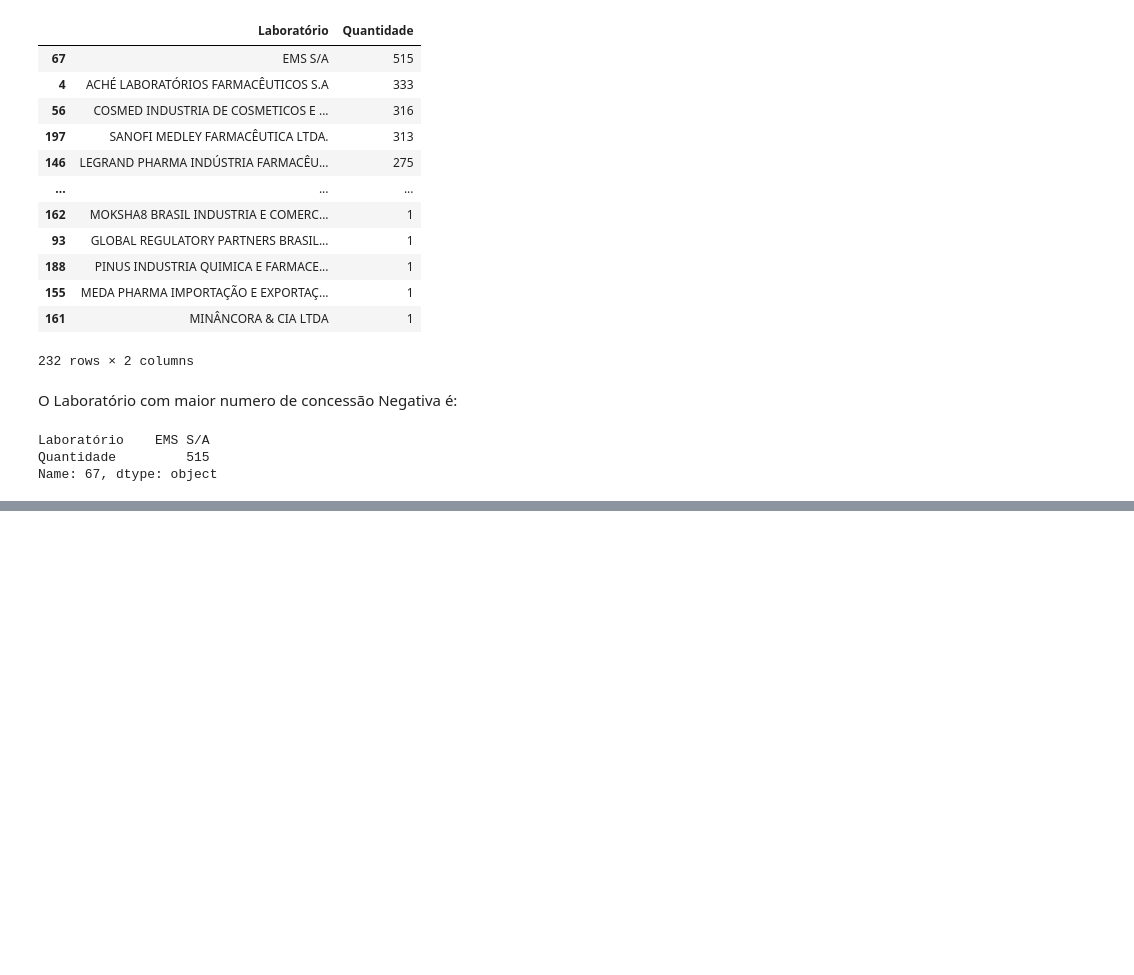
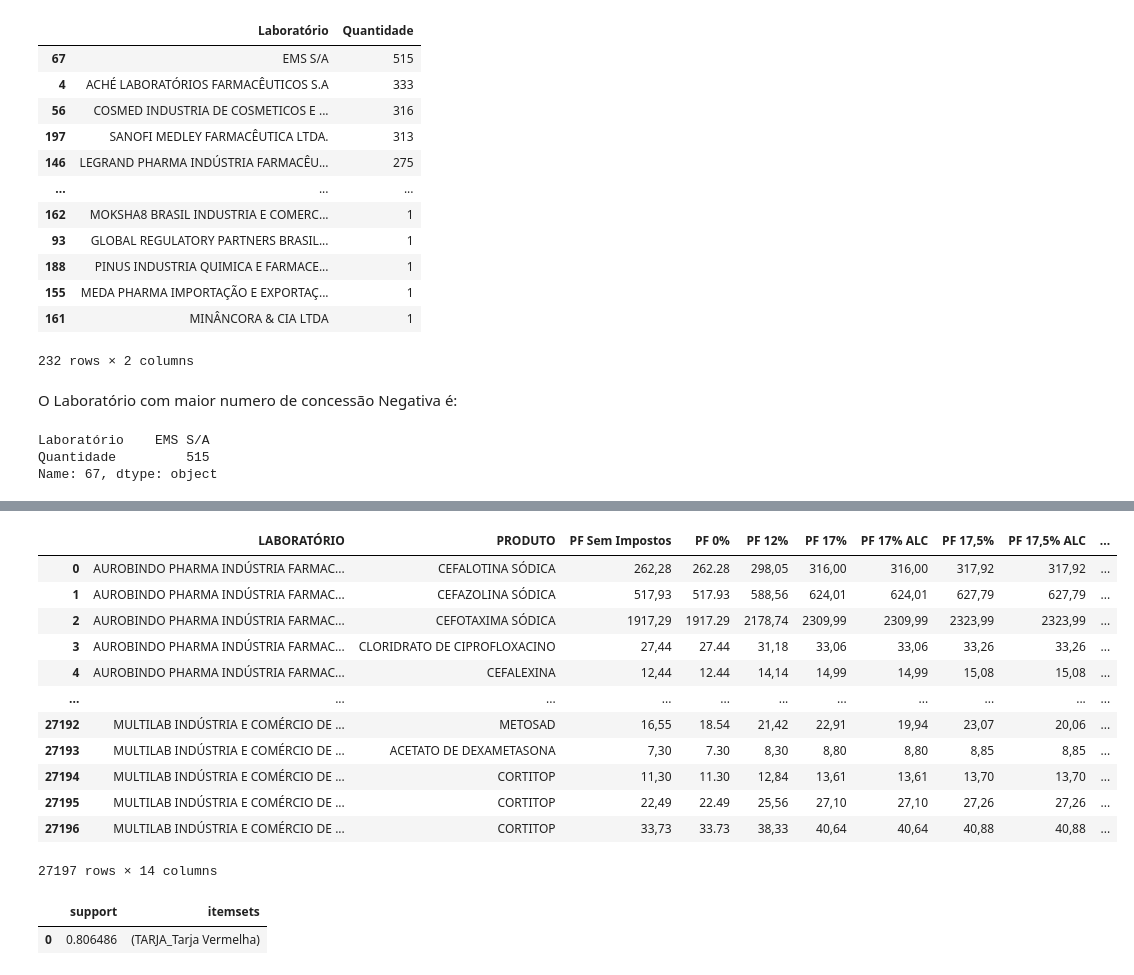
Before and after one commit to lazarobodevan/TP-CienciaDosDados-3861-3865, a Jupyter notebook: ProjetoCienciaDosDados.ipynb, the cells around one changed output, grey strips where cells are left out. Cells and saved outputs as stored; diff of their text form; code cells hidden in the pictures; blank space fills up the shorter version.

```diff
--- a/ProjetoCienciaDosDados.ipynb
+++ b/ProjetoCienciaDosDados.ipynb
@@ -584,0 +711,17 @@ Name: 67, dtype: object
+# %%
+#remediosComercializado = remediosComercializado[remediosComercializado['COMERCIALIZAÇÃO 2020'] == 'Sim']
+remediosComercializado
+# %% [output]
+|  | LABORATÓRIO | PRODUTO | PF Sem Impostos | PF 0% | PF 12% | PF 17% | PF 17% ALC | PF 17,5% | PF 17,5% ALC | ... |
+| 0 | AUROBINDO PHARMA INDÚSTRIA FARMAC... | CEFALOTINA SÓDICA | 262,28 | 262.28 | 298,05 | 316,00 | 316,00 | 317,92 | 317,92 | ... |
+| 1 | AUROBINDO PHARMA INDÚSTRIA FARMAC... | CEFAZOLINA SÓDICA | 517,93 | 517.93 | 588,56 | 624,01 | 624,01 | 627,79 | 627,79 | ... |
+| 2 | AUROBINDO PHARMA INDÚSTRIA FARMAC... | CEFOTAXIMA SÓDICA | 1917,29 | 1917.29 | 2178,74 | 2309,99 | 2309,99 | 2323,99 | 2323,99 | ... |
+| 3 | AUROBINDO PHARMA INDÚSTRIA FARMAC... | CLORIDRATO DE CIPROFLOXACINO | 27,44 | 27.44 | 31,18 | 33,06 | 33,06 | 33,26 | 33,26 | ... |
+| 4 | AUROBINDO PHARMA INDÚSTRIA FARMAC... | CEFALEXINA | 12,44 | 12.44 | 14,14 | 14,99 | 14,99 | 15,08 | 15,08 | ... |
+| ... | ... | ... | ... | ... | ... | ... | ... | ... | ... | ... |
+| 27192 | MULTILAB INDÚSTRIA E COMÉRCIO DE ... | METOSAD | 16,55 | 18.54 | 21,42 | 22,91 | 19,94 | 23,07 | 20,06 | ... |
+| 27193 | MULTILAB INDÚSTRIA E COMÉRCIO DE ... | ACETATO DE DEXAMETASONA | 7,30 | 7.30 | 8,30 | 8,80 | 8,80 | 8,85 | 8,85 | ... |
+| 27194 | MULTILAB INDÚSTRIA E COMÉRCIO DE ... | CORTITOP | 11,30 | 11.30 | 12,84 | 13,61 | 13,61 | 13,70 | 13,70 | ... |
+| 27195 | MULTILAB INDÚSTRIA E COMÉRCIO DE ... | CORTITOP | 22,49 | 22.49 | 25,56 | 27,10 | 27,10 | 27,26 | 27,26 | ... |
+| 27196 | MULTILAB INDÚSTRIA E COMÉRCIO DE ... | CORTITOP | 33,73 | 33.73 | 38,33 | 40,64 | 40,64 | 40,88 | 40,88 | ... |
+27197 rows × 14 columns
@@ -584,0 +735,6 @@ Name: 67, dtype: object
+# %%
+frequent_itemsets = apriori(df_transactions, use_colnames=True)
+frequent_itemsets
+# %% [output]
+|  | support | itemsets |
+| 0 | 0.806486 | (TARJA_Tarja Vermelha) |
```
Also changed, not shown: parts of 18 cells of this notebook.
